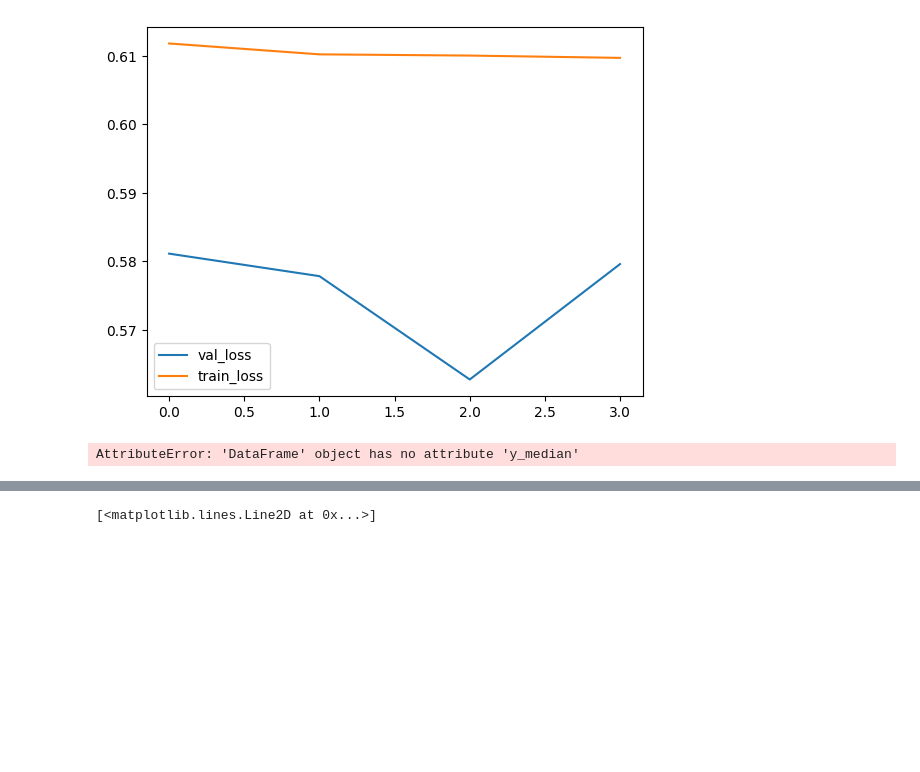
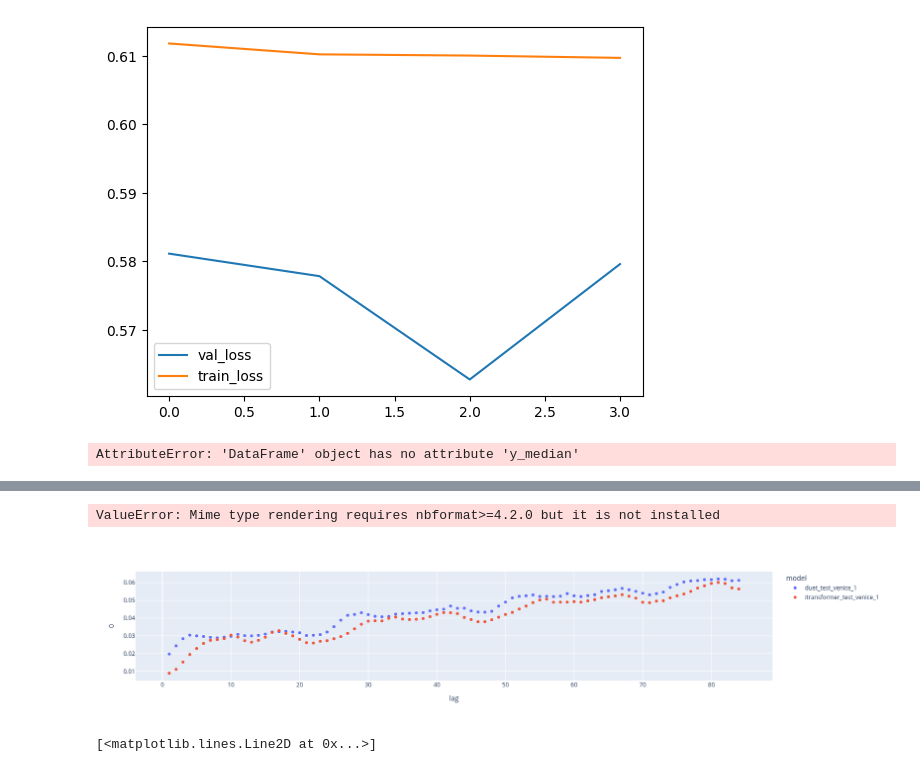
Before and after one commit to FedericoRubbi/DSIPTS, a Jupyter notebook: notebooks/2-venice_dataset.ipynb, the cells around one changed output, grey strips where cells are left out. Cells and saved outputs as stored; diff of their text form; code cells hidden in the pictures; blank space fills up the shorter version.

```diff
--- a/notebooks/2-venice_dataset.ipynb
+++ b/notebooks/2-venice_dataset.ipynb
@@ -130,0 +131,2 @@ res
+# %%
+gg = res.groupby(['lag','model']).apply(lambda x:((x.y-x.y_pred)**2).mean()).reset_index()
@@ -131,3 +149,9 @@ res
+# %%
+import plotly.express as px
+px.scatter(gg,x='lag', y=0,color='model')
+# %% [output]
+ValueError: Mime type rendering requires nbformat>=4.2.0 but it is not installed
+[figure, added]
 # %%
 plt.plot(res.loss)
 # %% [output]
```
Also changed, not shown: parts of 3 cells of this notebook, 2 other files.
